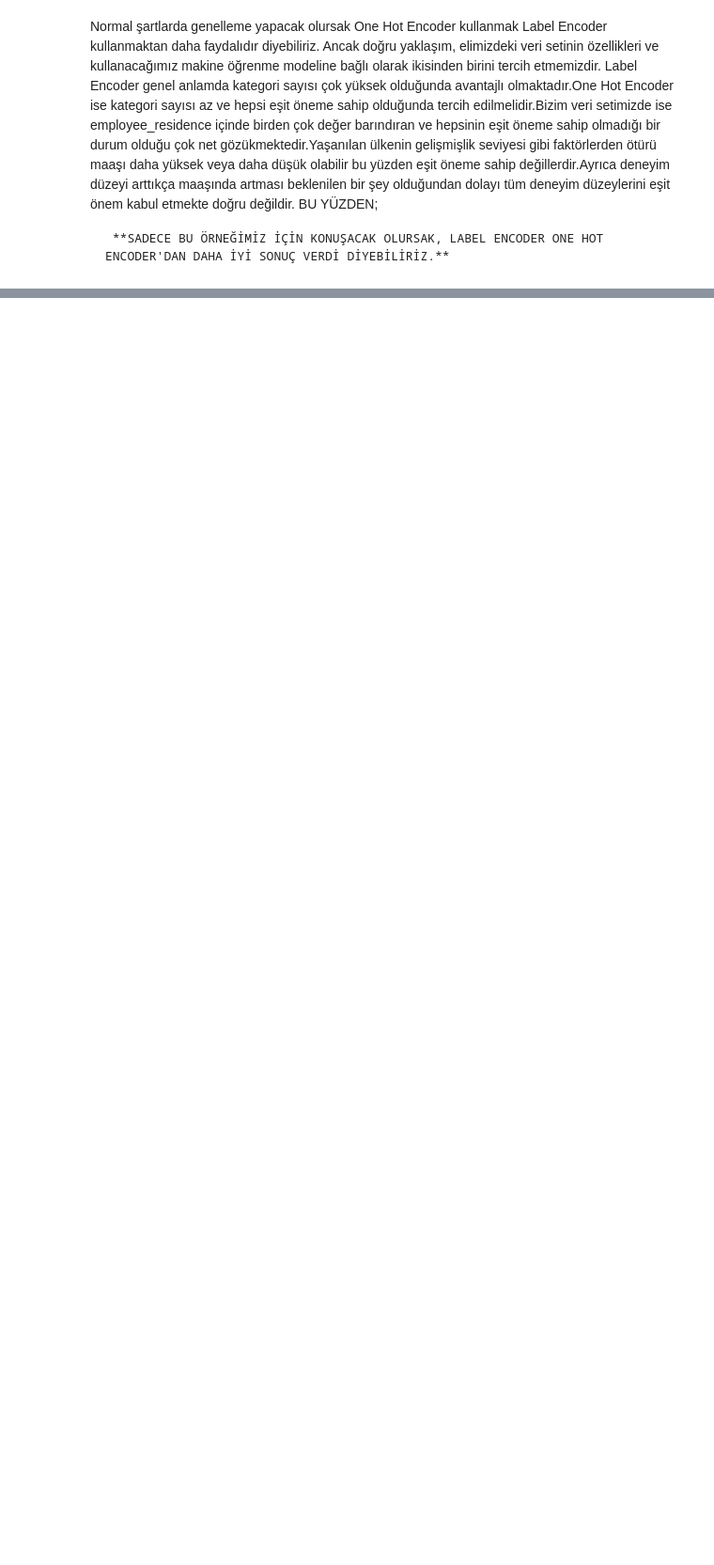
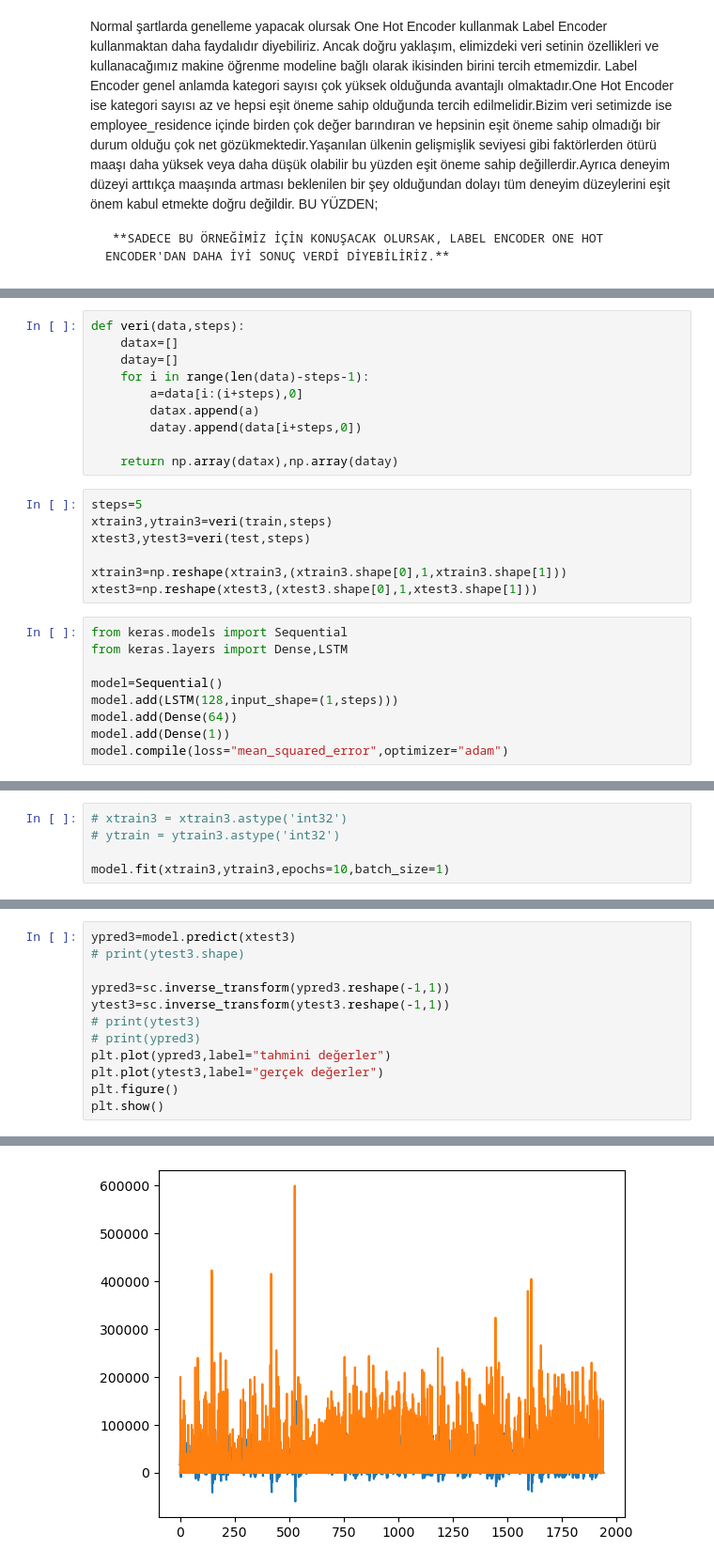
Before and after one commit to ErtugrulDay/Analyses-of-salaries, a Jupyter notebook: anaylsisofsalaries/AnalysisOfSalaries.ipynb, the cells around one changed output, grey strips where cells are left out. Shown: that part at 94% size. Cells and saved outputs as stored; diff of their text form; blank space fills up the shorter version.

Commit message:
Son olarak LSTM modeli ile analiz tamamlandı.

```diff
--- a/anaylsisofsalaries/AnalysisOfSalaries.ipynb
+++ b/anaylsisofsalaries/AnalysisOfSalaries.ipynb
@@ -645,0 +676,26 @@ Normal şartlarda genelleme yapacak olursak One Hot Encoder kullanmak Label Enco
+# %%
+def veri(data,steps):
+    datax=[]
+    datay=[]
+    for i in range(len(data)-steps-1):
+        a=data[i:(i+steps),0]
+        datax.append(a)
+        datay.append(data[i+steps,0])
+
+    return np.array(datax),np.array(datay)
+# %%
+steps=5
+xtrain3,ytrain3=veri(train,steps)
+xtest3,ytest3=veri(test,steps)
+
+xtrain3=np.reshape(xtrain3,(xtrain3.shape[0],1,xtrain3.shape[1]))
+xtest3=np.reshape(xtest3,(xtest3.shape[0],1,xtest3.shape[1]))
+# %%
+from keras.models import Sequential
+from keras.layers import Dense,LSTM
+
+model=Sequential()
+model.add(LSTM(128,input_shape=(1,steps)))
+model.add(Dense(64))
+model.add(Dense(1))
+model.compile(loss="mean_squared_error",optimizer="adam")
@@ -645,0 +720,5 @@ Normal şartlarda genelleme yapacak olursak One Hot Encoder kullanmak Label Enco
+# %%
+# xtrain3 = xtrain3.astype('int32')
+# ytrain = ytrain3.astype('int32')
+
+model.fit(xtrain3,ytrain3,epochs=10,batch_size=1)
@@ -645,0 +747,13 @@ Normal şartlarda genelleme yapacak olursak One Hot Encoder kullanmak Label Enco
+# %%
+ypred3=model.predict(xtest3)
+# print(ytest3.shape)
+
+ypred3=sc.inverse_transform(ypred3.reshape(-1,1))
+ytest3=sc.inverse_transform(ytest3.reshape(-1,1))
+# print(ytest3)
+# print(ypred3)
+plt.plot(ypred3,label="tahmini değerler")
+plt.plot(ytest3,label="gerçek değerler")
+plt.figure()
+plt.show()
+# %% [output]
@@ -645,0 +761 @@ Normal şartlarda genelleme yapacak olursak One Hot Encoder kullanmak Label Enco
+[figure, added]
```
Also changed, not shown: parts of 11 cells of this notebook, 3 other files.
